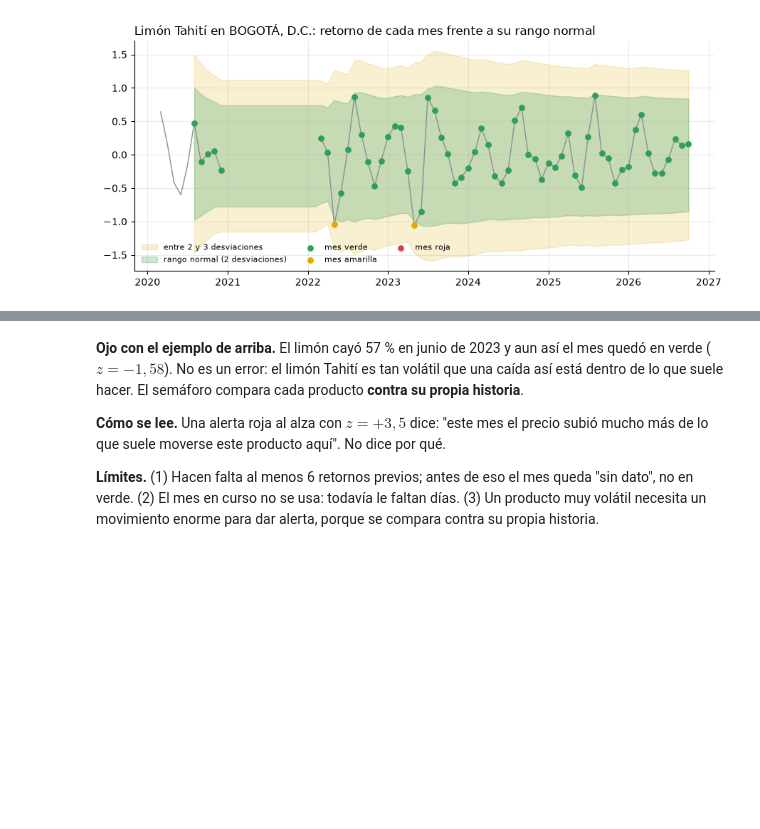
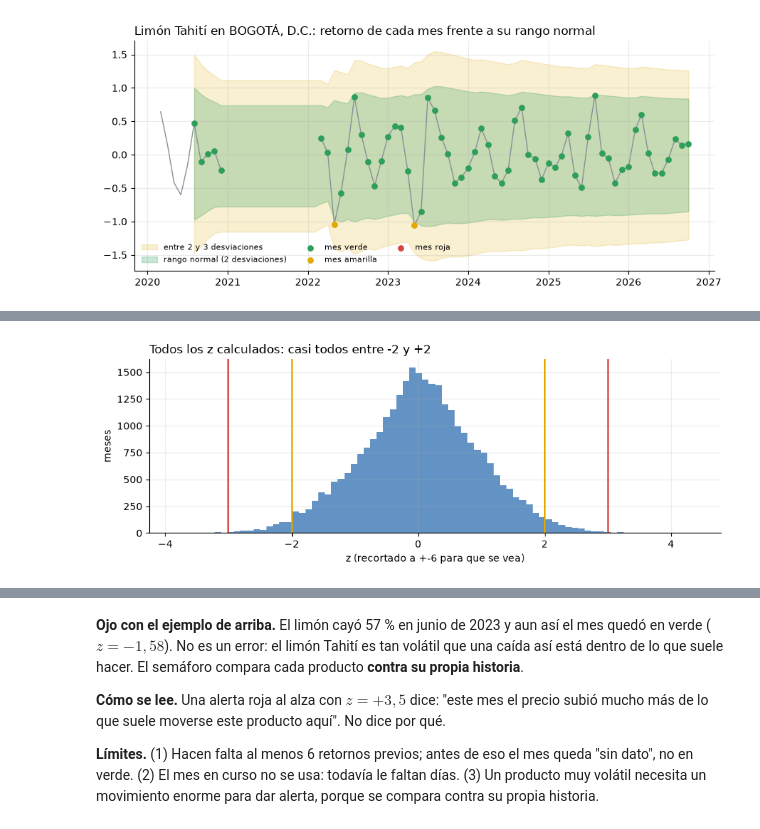
Before and after one commit to Luis-Vanegas/caso8-precios-agricolas, a Jupyter notebook: notebooks/calculos_paso_a_paso.ipynb, the cells around one changed output, grey strips where cells are left out. Saved outputs shown, nothing was run; the diff lists cells and outputs as text; code cells hidden in the pictures; blank space fills up the shorter version.

```diff
--- a/notebooks/calculos_paso_a_paso.ipynb
+++ b/notebooks/calculos_paso_a_paso.ipynb
@@ -325,0 +375,10 @@ roja          2
+# %%
+fig, ax = plt.subplots(figsize=(9, 3.4))
+ax.hist(con_alerta["z_score"].dropna().clip(-6, 6), bins=80, color=AZUL, alpha=0.75)
+for k, color in [(2, AMARILLO), (3, ROJO)]:
+    ax.axvline(k, color=color, lw=1.5); ax.axvline(-k, color=color, lw=1.5)
+ax.set_title("Todos los z calculados: casi todos entre -2 y +2", loc="left")
+ax.set_xlabel("z (recortado a +-6 para que se vea)"); ax.set_ylabel("meses")
+fig.tight_layout()
+# %% [output]
+[figure, added]
```
Also changed, not shown: parts of 22 cells of this notebook.
